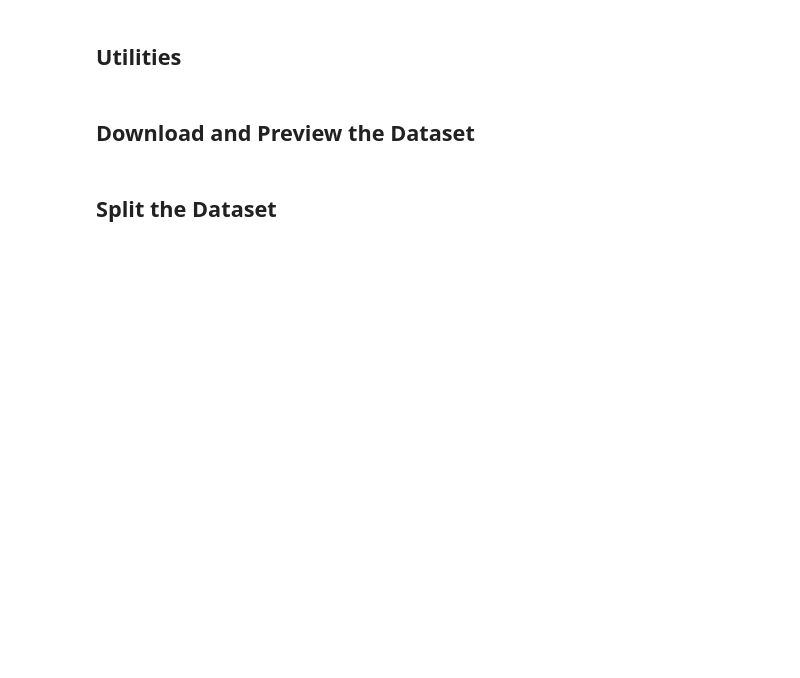
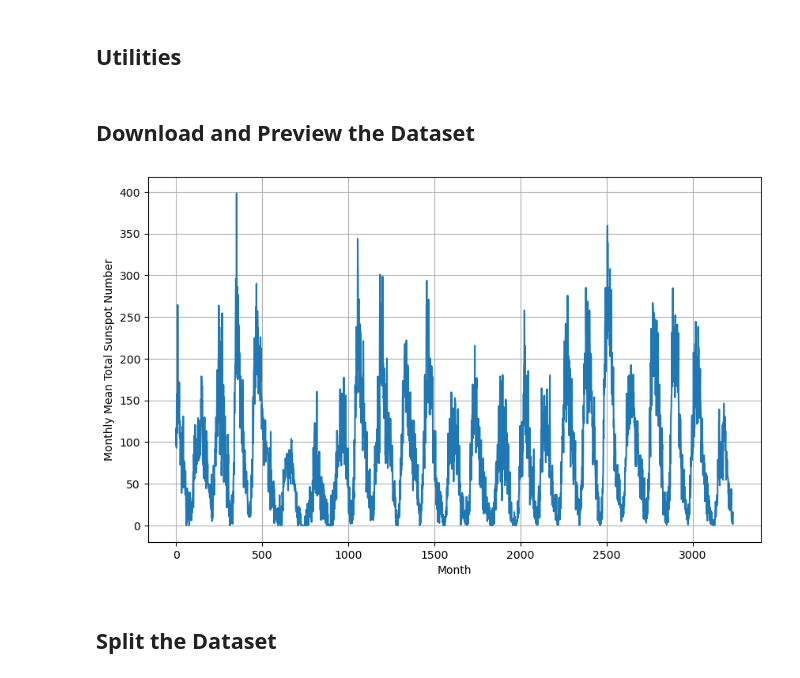
Before and after one commit to larry-lw-chan/machine, a Jupyter notebook: tensorflow-1-public-main/C4/W4/ungraded_labs/C4_W4_Lab_3_Sunspots_CNN_RNN_DNN.ipynb, the cells around one changed output. Drawn from its saved outputs; the diff is of its cells as text; code cells hidden in the pictures; blank space fills up the shorter version.

```diff
--- a/tensorflow-1-public-main/C4/W4/ungraded_labs/C4_W4_Lab_3_Sunspots_CNN_RNN_DNN.ipynb
+++ b/tensorflow-1-public-main/C4/W4/ungraded_labs/C4_W4_Lab_3_Sunspots_CNN_RNN_DNN.ipynb
@@ -73,28 +76,30 @@ def plot_series(x, y, format="-", start=0, end=None,
 # %%
 # Initialize lists
 time_step = []
 sunspots = []
 
 # Open CSV file
-with open('./Sunspots.csv') as csvfile:
+with open('data/Sunspots.csv') as csvfile:
 
   # Initialize reader
   reader = csv.reader(csvfile, delimiter=',')
 
   # Skip the first line
   next(reader)
 
   # Append row and sunspot number to lists
   for row in reader:
     time_step.append(int(row[0]))
     sunspots.append(float(row[2]))
 
 # Convert lists to numpy arrays
 time = np.array(time_step)
 series = np.array(sunspots)
 
 # Preview the data
 plot_series(time, series, xlabel='Month', ylabel='Monthly Mean Total Sunspot Number')
+# %% [output]
+[figure, added]
 # %% [markdown]
 ## Split the Dataset
 # %%
```
Also changed, not shown: parts of 13 cells of this notebook, 1 other file.
